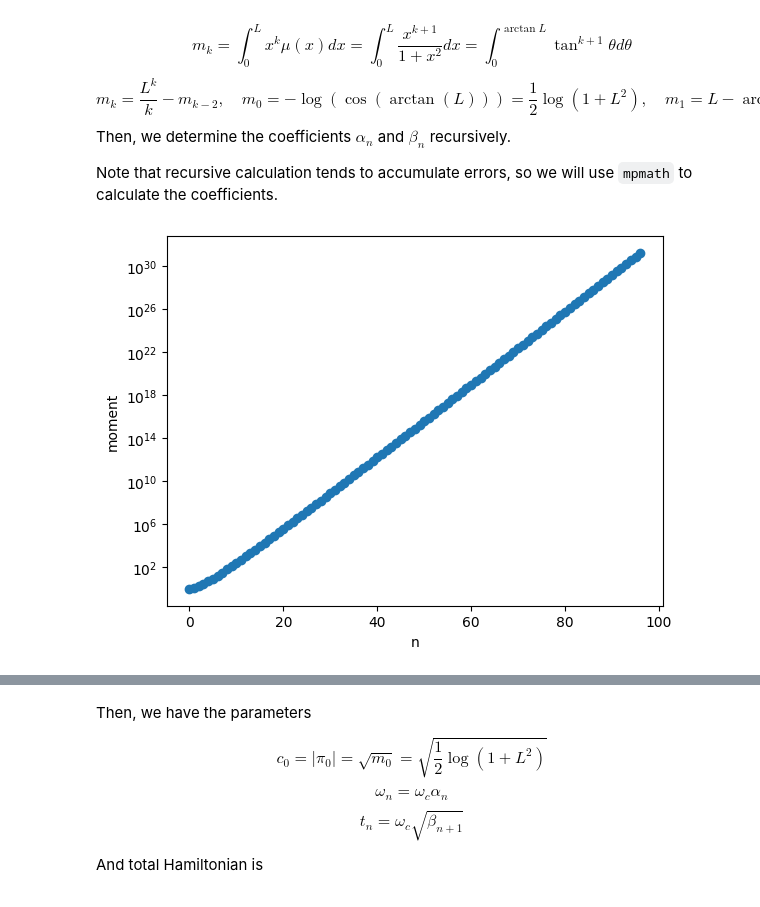
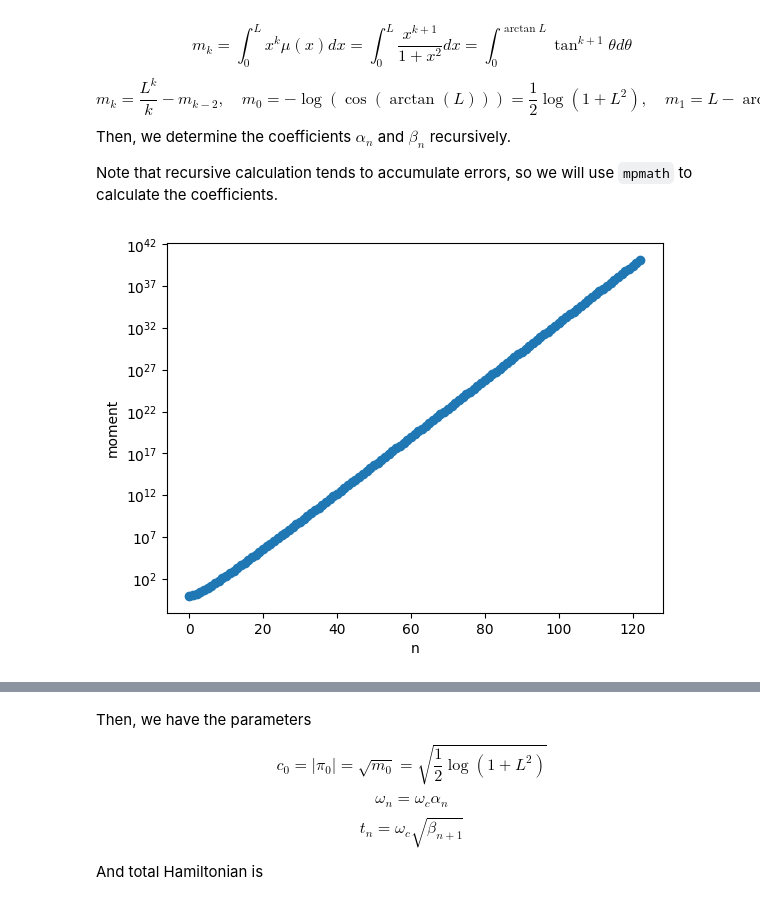
Before and after one commit to QCLovers/PyTDSCF, a Jupyter notebook: docs/notebook/singlet_fission.ipynb, the cells around one changed output, grey strips where cells are left out. Saved outputs shown, nothing was run; the diff lists cells and outputs as text; code cells hidden in the pictures.

```diff
--- a/docs/notebook/singlet_fission.ipynb
+++ b/docs/notebook/singlet_fission.ipynb
@@ -161,32 +161,32 @@ Note that recursive calculation tends to accumulate errors, so we will use `mpma
 # %%
 from mpmath import mp, mpf
 mp.dps = 512
 
 def get_momments(n_order, L=1.0, factor=1.0):
     #moments = [mpf(1/2 * math.log(1+L**2)), mpf(L-math.atan(L))]
     moments = [mpf(1) / mpf(2) * mp.log1p(mpf(L) ** 2), mpf(L) - mp.atan(mpf(L))]
     for k in range(2, 2*n_order+1):
         # moments.append(1 / k - moments[-2])
         moments.append(mpf(L) **k / mpf(k) - moments[-2])
     if factor != 1.0:
         factor = mpf(factor)
         moments = [moment * factor ** i for i, moment in enumerate(moments)]
     return moments
 
 
-n_order = 48
+n_order = 61
 factor = 1.0
 L = ωmax / ωc
 moments = get_momments(n_order, L, factor)
 
 plt.plot(moments, marker="o")
 plt.xlabel("n")
 plt.ylabel("moment")
 plt.yscale("log")
 plt.axhline(0.0, color="black", linestyle="--")
 plt.show()
 # %% [output]
-[figure, old version]
+[figure, new version]
 # %%
 def polynomial_inner_product(poly1: np.ndarray, poly2: np.ndarray, moments: np.ndarray):
     """
```
Also changed, not shown: parts of 13 cells of this notebook, 2 other files.
